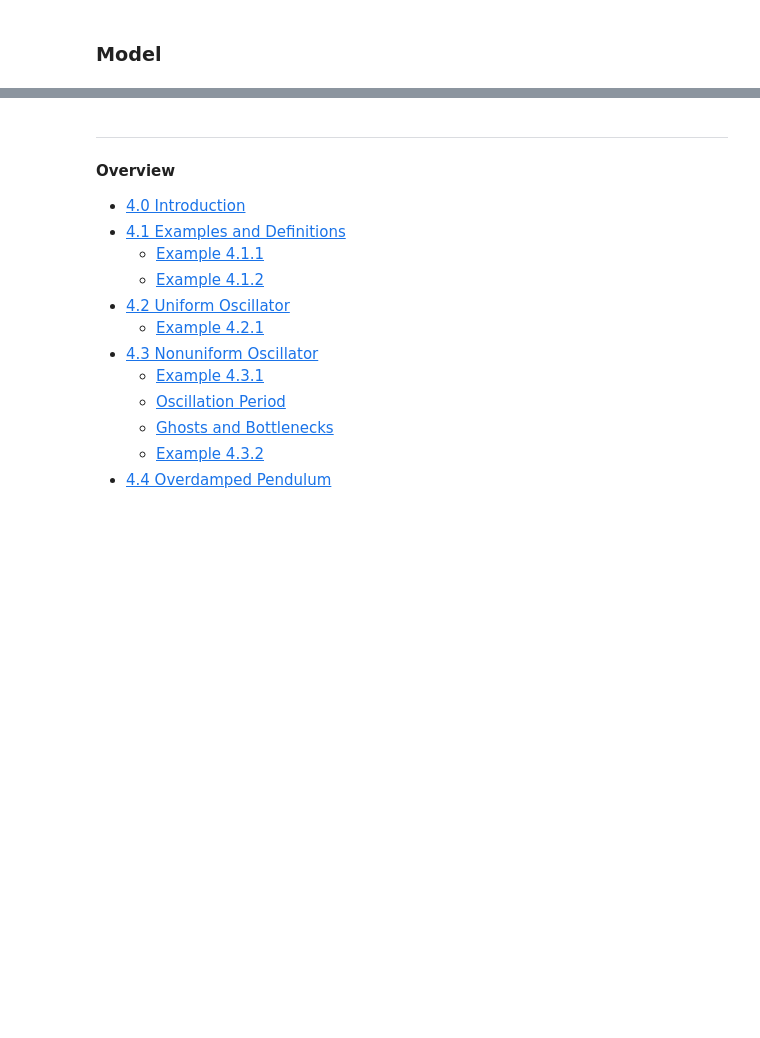
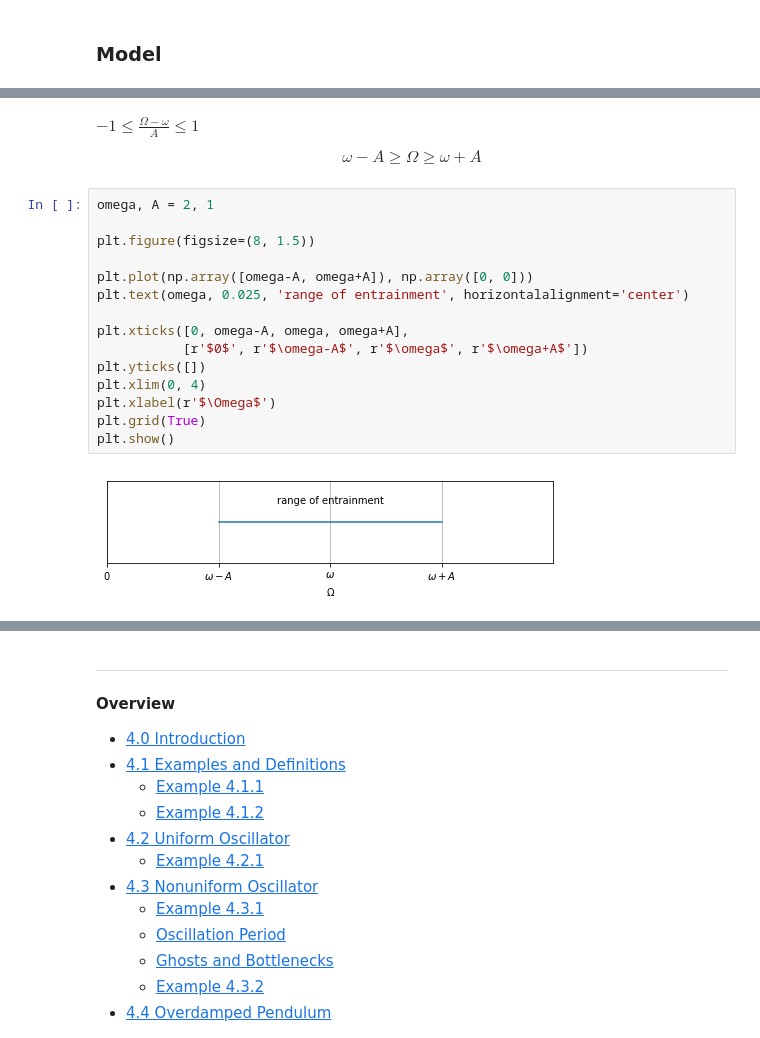
Before and after one commit to shumez/NLDC, a Jupyter notebook: c04/note.ipynb, the cells around one changed output, grey strips where cells are left out. Drawn from its saved outputs; the diff is of its cells as text; blank space fills up the shorter version.

```diff
--- a/c04/note.ipynb
+++ b/c04/note.ipynb
@@ -561,0 +633,21 @@ $$\begin{align*}
+# %% [markdown]
+$-1 \le \frac{\Omega - \omega}{A} \le 1$
+
+$$\omega-A \ge \Omega \ge \omega+A$$
+# %%
+omega, A = 2, 1
+
+plt.figure(figsize=(8, 1.5))
+
+plt.plot(np.array([omega-A, omega+A]), np.array([0, 0]))
+plt.text(omega, 0.025, 'range of entrainment', horizontalalignment='center')
+
+plt.xticks([0, omega-A, omega, omega+A],
+           [r'$0$', r'$\omega-A$', r'$\omega$', r'$\omega+A$'])
+plt.yticks([])
+plt.xlim(0, 4)
+plt.xlabel(r'$\Omega$')
+plt.grid(True)
+plt.show()
+# %% [output]
+[figure, added]
```
Also changed, not shown: parts of 7 cells of this notebook.
